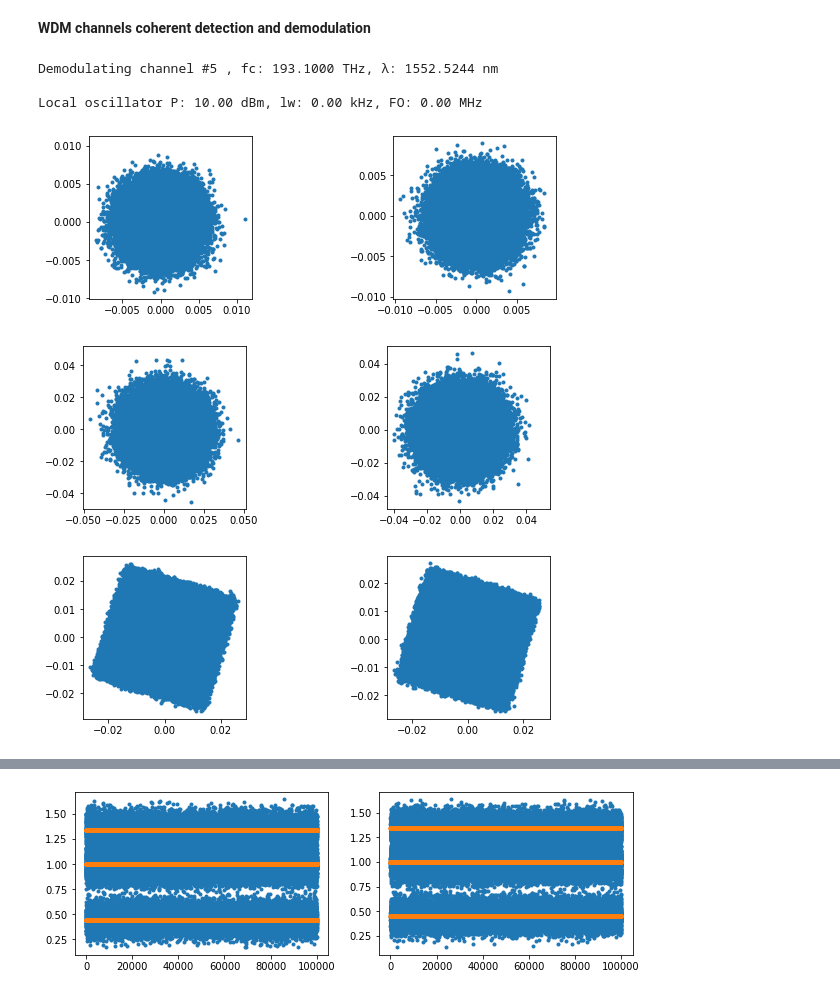
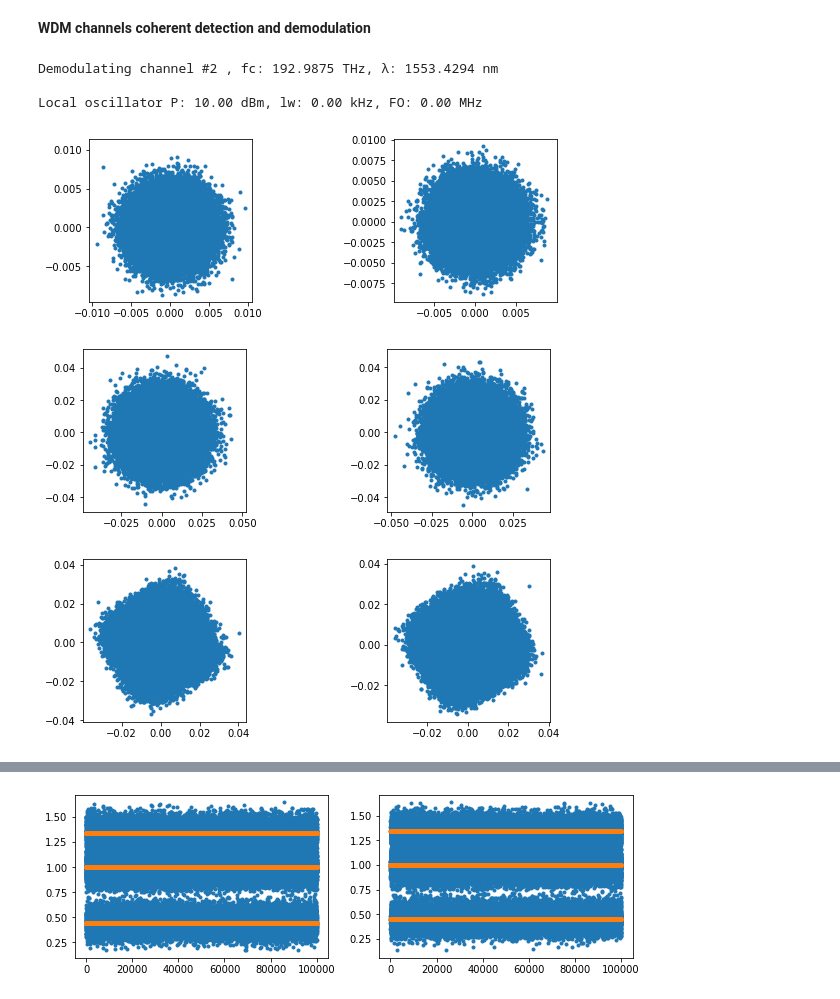
Before and after one commit to edsonportosilva/OptiCommPy, a Jupyter notebook: jupyter notebooks/Adaptive equalization.ipynb, the cells around one changed output, grey strips where cells are left out. Cells and saved outputs as stored; diff of their text form; code cells hidden in the pictures.

```diff
--- a/jupyter notebooks/Adaptive equalization.ipynb
+++ b/jupyter notebooks/Adaptive equalization.ipynb
@@ -141,9 +144,8 @@ paramCh.Lspan  = 50    # km
 paramCh.alpha = 0.2    # dB/km
 paramCh.D = 16         # ps/nm/km
 paramCh.Fc = 193.1e12  # Hz
-paramCh.hz = 0.1       # km
+paramCh.hz = 0.5       # km
 paramCh.gamma = 1.3    # 1/(W.km)
-paramCh.numPre = 'double'
 
 if linearChannel:
     paramCh.hz = paramCh.Lspan
@@ -177,7 +177,7 @@ plt.title('optical WDM spectrum');
 ### Receiver
 
 # parameters
-chIndex  = 5    # index of the channel to be demodulated
+chIndex  = 2    # index of the channel to be demodulated
 plotPSD  = True
 
 Fa = param.SpS*param.Rs
@@ -218,34 +218,34 @@ ax2.plot(sigRx[0::param.SpS,1].real, sigRx[0::param.SpS,1].imag,'.')
 ax2.axis('square');
 
 # Rx filtering
 
 # Matched filtering
 if param.pulse == 'nrz':
     pulse = pulseShape('nrz', param.SpS)
 elif param.pulse == 'rrc':
     pulse = pulseShape('rrc', param.SpS, N=param.Ntaps, alpha=param.alphaRRC, Ts=1/param.Rs)
 
 pulse = pulse/np.max(np.abs(pulse))
 sigRx = firFilter(pulse, sigRx)
 
 fig, (ax1, ax2) = plt.subplots(1, 2)
 ax1.plot(sigRx[0::param.SpS,0].real, sigRx[0::param.SpS,0].imag,'.')
 ax1.axis('square');
 ax2.plot(sigRx[0::param.SpS,1].real, sigRx[0::param.SpS,1].imag,'.')
 ax2.axis('square');
 
 # CD compensation
 sigRx = edc(sigRx, paramCh.Ltotal, paramCh.D, Fc-Δf_lo, Fa)
 
 fig, (ax1, ax2) = plt.subplots(1, 2)
 ax1.plot(sigRx[0::param.SpS,0].real, sigRx[0::param.SpS,0].imag,'.')
 ax1.axis('square');
 ax2.plot(sigRx[0::param.SpS,1].real, sigRx[0::param.SpS,1].imag,'.')
 ax2.axis('square');
 # %% [output]
-Demodulating channel #5 , fc: 193.1000 THz, λ: 1552.5244 nm
+Demodulating channel #2 , fc: 192.9875 THz, λ: 1553.4294 nm
 
 Local oscillator P: 10.00 dBm, lw: 0.00 kHz, FO: 0.00 MHz
-[figure, old version]
+[figure, new version]
-[figure, old version]
+[figure, new version]
-[figure, old version]
+[figure, new version]
```
Also changed, not shown: parts of 14 cells of this notebook, 1 other file.
